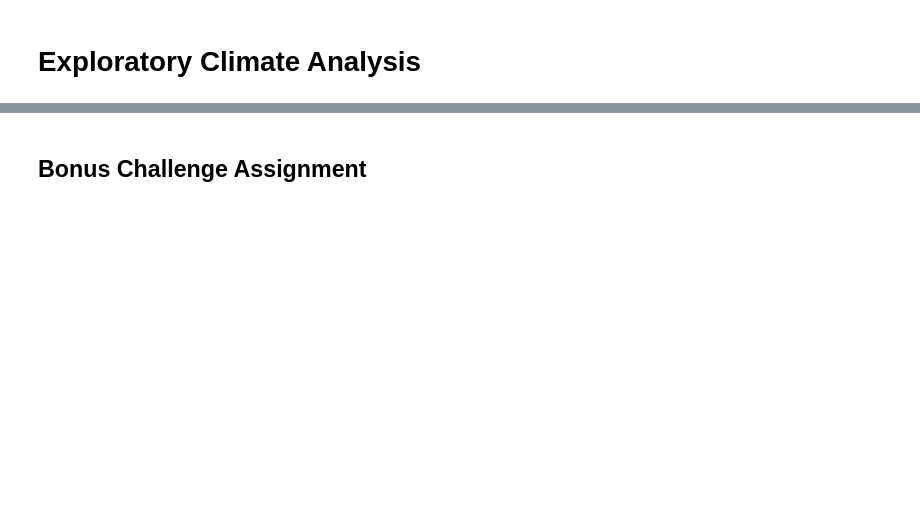
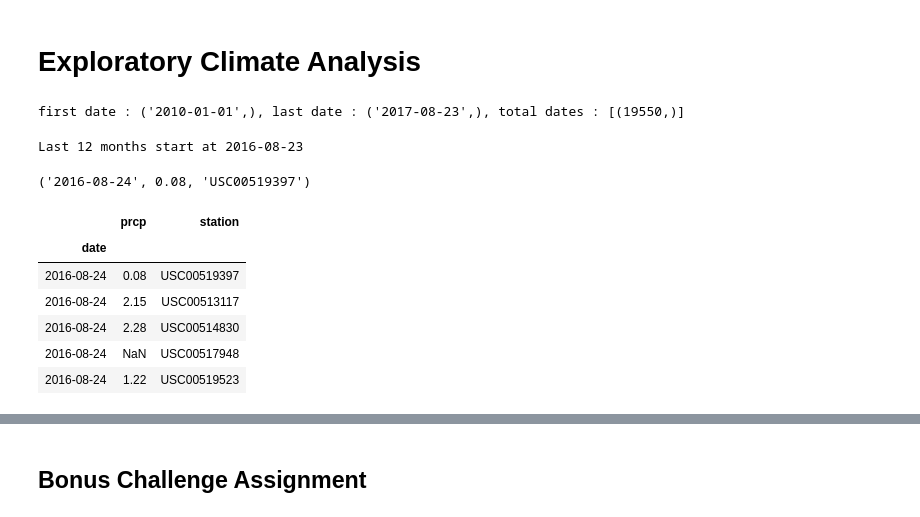
Before and after one commit to DenebAguirre/SQLAlchemy-challenge, a Jupyter notebook: climate_starter.ipynb, the cells around one changed output, grey strips where cells are left out. Cells and saved outputs as stored; diff of their text form; code cells hidden in the pictures; blank space fills up the shorter version.

```diff
--- a/climate_starter.ipynb
+++ b/climate_starter.ipynb
@@ -62,4 +62,8 @@ row1s.__dict__
 # Exploratory Climate Analysis
 # %%
 # Design a query to retrieve the last 12 months of precipitation data and plot the results
-last_months = Session.query(measurement, measurement.prcp,
+# 1.- Calculate the date 1 year ago from the last data point in the database
+
+print ( f' first date : {session.query(measurement.date).order_by(measurement.date).first()}, last date : {session.query(measurement.date).order_by(measurement.date.desc()).first()}, total dates : {session.query(func.count(measurement.date)).all()}' )
+# %% [output]
+first date : ('2010-01-01',), last date : ('2017-08-23',), total dates : [(19550,)]
@@ -68,6 +70,30 @@ last_months = Session.query(measurement, measurement.prcp,
+# %%
+# The last date is 2017-08-23 so a year after we are looking for is 2016-08-23
+last_12_months = dt.date(2017, 8, 23) - dt.timedelta(days=365)
+print(f"Last 12 months start at {last_12_months}")
+# %% [output]
+Last 12 months start at 2016-08-23
 # %%
 # Perform a query to retrieve the data and precipitation scores
+points = [measurement.date, measurement.prcp, measurement.station ]
+last_12_months_data = session.query(*points).filter(measurement.date > f'{last_12_months}').order_by(measurement.date)
+last_12_months_data[0]
+# %% [output]
+('2016-08-24', 0.08, 'USC00519397')
 # %%
-# Save the query results as a Pandas DataFrame and set the index to the date column
+# Save the query results as a Pandas DataFrame
+data = pd.DataFrame(last_12_months_data)
+#and set the index to the date column
+data['date'] = pd.to_datetime(data['date'])
+data.set_index('date', inplace=True)
+data.head()
+# %% [output]
+|  | prcp | station |
+| date |  |  |
+| 2016-08-24 | 0.08 | USC00519397 |
+| 2016-08-24 | 2.15 | USC00513117 |
+| 2016-08-24 | 2.28 | USC00514830 |
+| 2016-08-24 | NaN | USC00517948 |
+| 2016-08-24 | 1.22 | USC00519523 |
 # %%
 # Sort the dataframe by date
```
Also changed, not shown: parts of 11 cells of this notebook.
